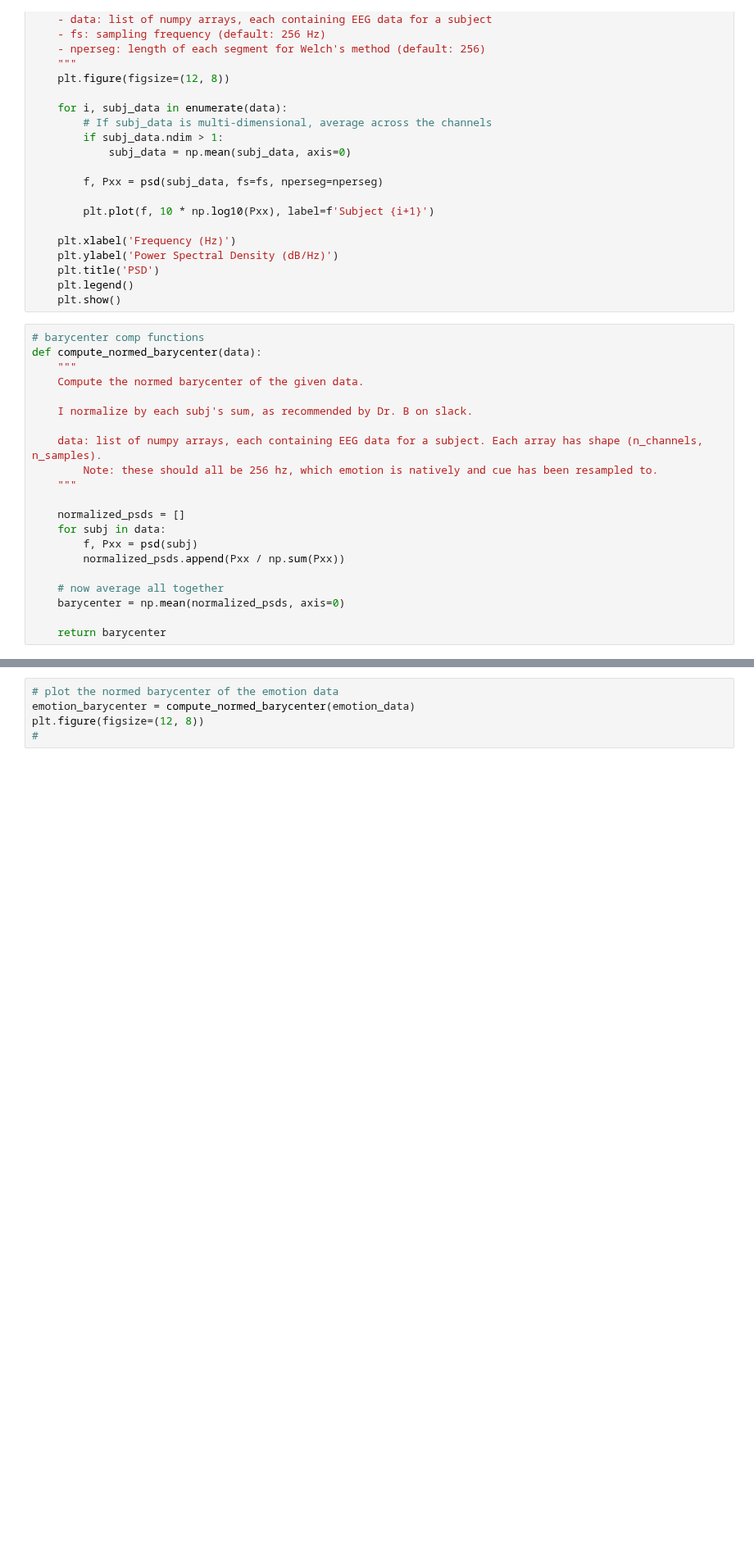
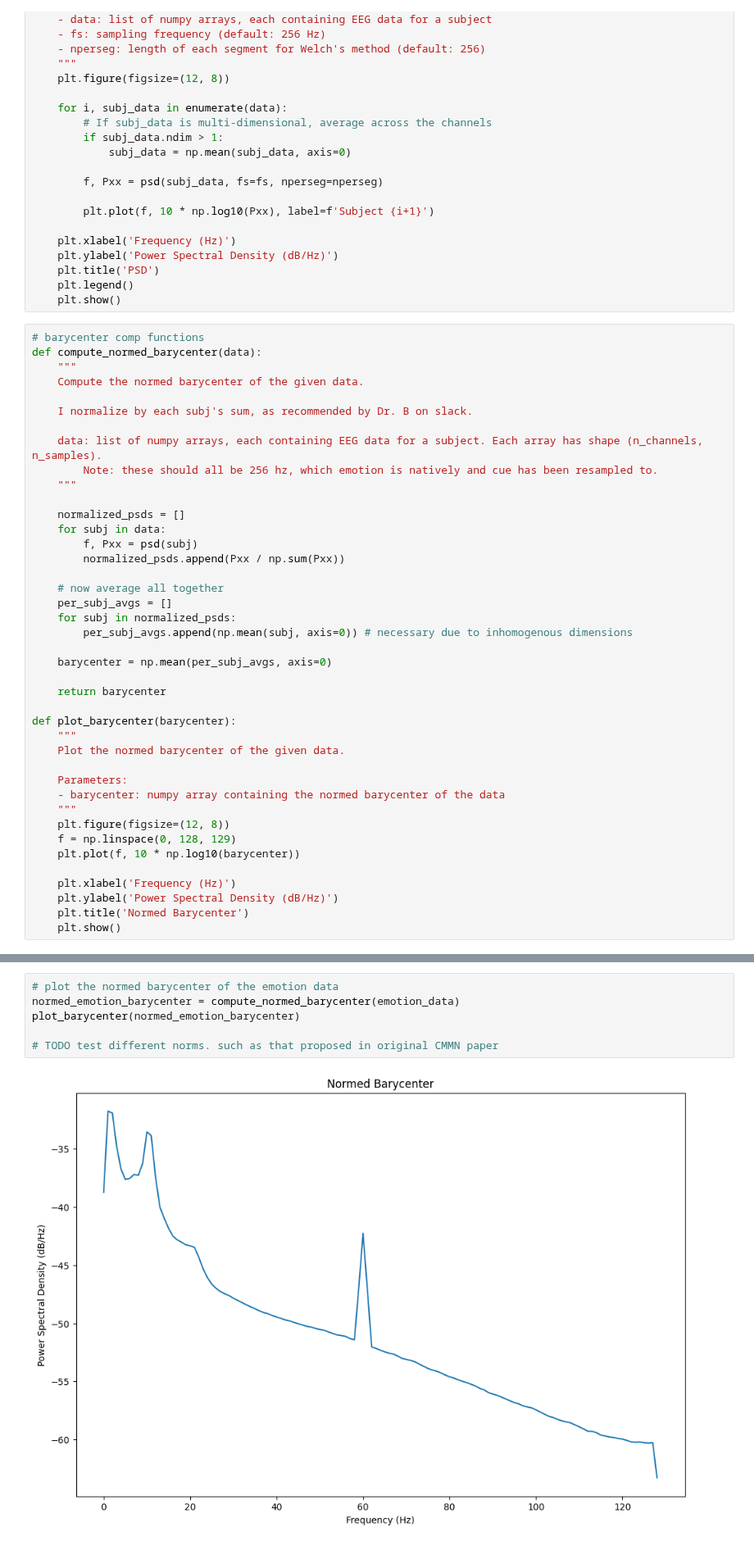
Before and after one commit to cniel-ud/ICWaves, a Jupyter notebook: notebooks/cmmn_viz_test.ipynb, the cells around one changed output, grey strips where cells are left out. Shown at 82% size. Saved outputs shown, nothing was run; the diff lists cells and outputs as text; blank space fills up the shorter version.

```diff
--- a/notebooks/cmmn_viz_test.ipynb
+++ b/notebooks/cmmn_viz_test.ipynb
@@ -103,6 +103,26 @@ def compute_normed_barycenter(data):
         normalized_psds.append(Pxx / np.sum(Pxx))
 
     # now average all together
-    barycenter = np.mean(normalized_psds, axis=0)
+    per_subj_avgs = []
+    for subj in normalized_psds:
+        per_subj_avgs.append(np.mean(subj, axis=0)) # necessary due to inhomogenous dimensions
+
+    barycenter = np.mean(per_subj_avgs, axis=0)
 
     return barycenter
+
+def plot_barycenter(barycenter):
+    """
+    Plot the normed barycenter of the given data.
+
+    Parameters:
+    - barycenter: numpy array containing the normed barycenter of the data
+    """
+    plt.figure(figsize=(12, 8))
+    f = np.linspace(0, 128, 129)
+    plt.plot(f, 10 * np.log10(barycenter))
+
+    plt.xlabel('Frequency (Hz)')
+    plt.ylabel('Power Spectral Density (dB/Hz)')
+    plt.title('Normed Barycenter')
+    plt.show()
@@ -113,7 +233,10 @@ Now that all data has been loaded and all functions are instantiated, the below
 # %%
 # plot the normed barycenter of the emotion data
-emotion_barycenter = compute_normed_barycenter(emotion_data)
-plt.figure(figsize=(12, 8))
-#
+normed_emotion_barycenter = compute_normed_barycenter(emotion_data)
+plot_barycenter(normed_emotion_barycenter)
+
+# TODO test different norms. such as that proposed in original CMMN paper
+# %% [output]
+[figure, added]
 # %%
 # plot the PSD of the frolich data (averaged over channels)
```
Also changed, not shown: parts of 10 cells of this notebook.
